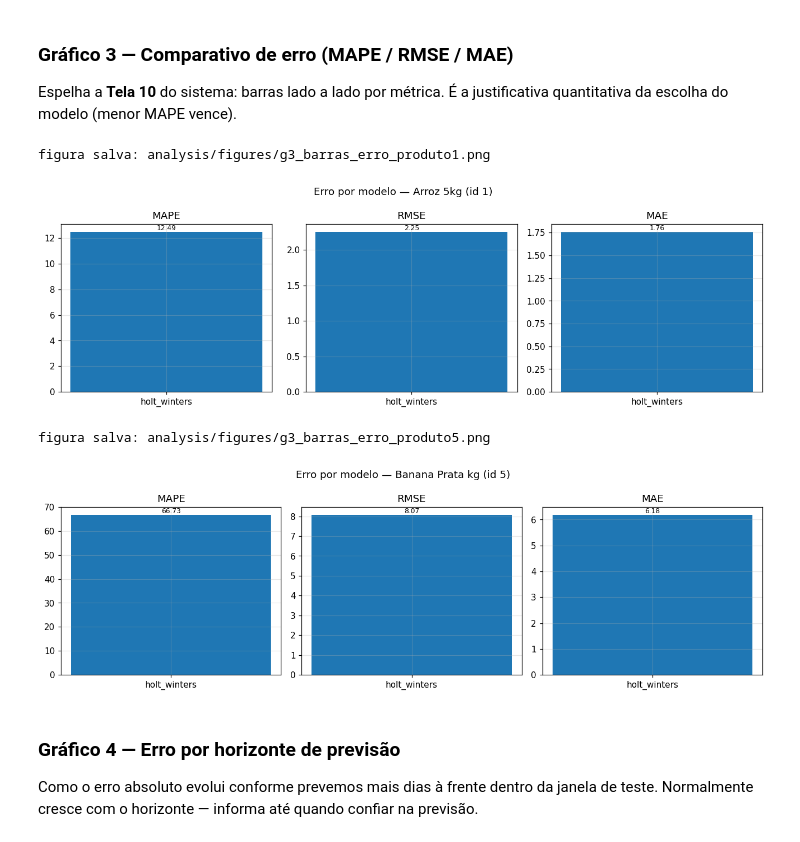
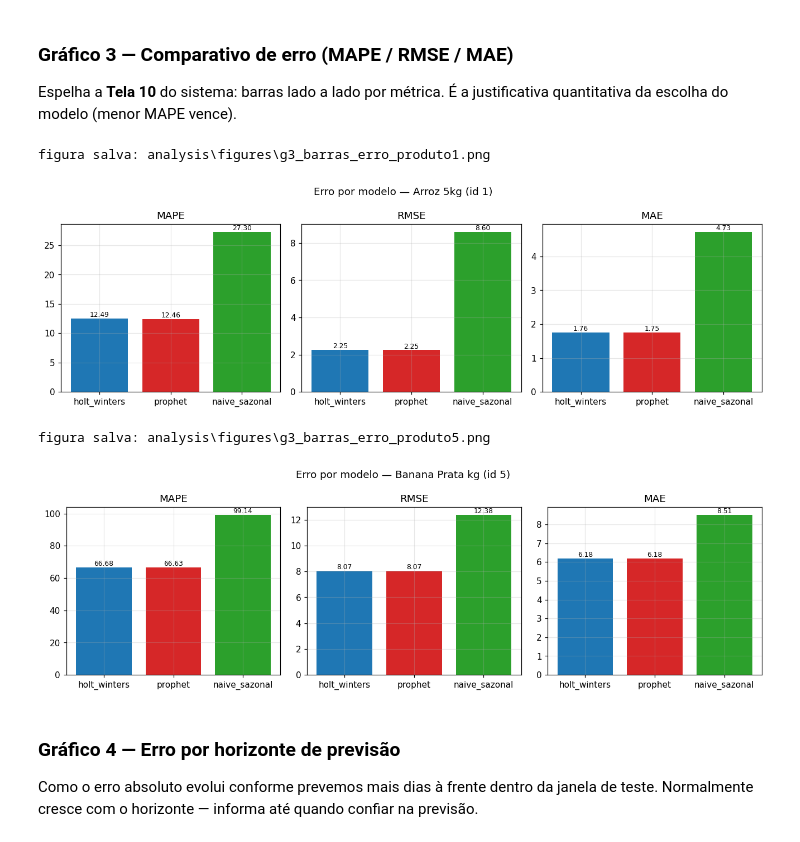
Before and after one commit to tcc-stocksense/code, a Jupyter notebook: ml-service/analysis/analise_modelos.ipynb, the cells around one changed output. Saved outputs shown, nothing was run; the diff lists cells and outputs as text; code cells hidden in the pictures.

```diff
--- a/ml-service/analysis/analise_modelos.ipynb
+++ b/ml-service/analysis/analise_modelos.ipynb
@@ -166,6 +165,8 @@ def avaliar_todos(pid):
     res = {"holt_winters": au.avaliar_holt_winters(series[pid])}
     if PROPHET_OK:
         res["prophet"] = au.avaliar_prophet(series[pid])
+    # Regua de comparacao: nao disputa o vencedor, so mostra o piso.
+    res["naive_sazonal"] = au.avaliar_naive_sazonal(series[pid])
     return res
 
 resultados = {pid: avaliar_todos(pid) for pid in (ID_ESTAVEL, ID_VOLATIL)}
@@ -193,7 +198,8 @@ def plot_previsto_real(pid):
     fig, ax = plt.subplots()
     ax.plot(treino.index[-40:], treino.values[-40:], color="0.6", lw=0.9, label="treino (fim)")
     ax.plot(valid.index, valid.values, color="black", lw=1.6, label="real (teste)")
-    cores = {"holt_winters": "tab:blue", "prophet": "tab:red"}
+    cores = {"holt_winters": "tab:blue", "prophet": "tab:red",
+         "naive_sazonal": "tab:green"}
     for modelo, r in res.items():
         m = r["metricas"]
         ax.plot(r["previsto"].index, r["previsto"].values, "--", color=cores[modelo],
@@ -219,28 +225,29 @@ Espelha a **Tela 10** do sistema: barras lado a lado por métrica. É a justific
 # %%
 def plot_barras_erro(pid):
     res = resultados[pid]
     modelos = list(res.keys())
     metric_names = ["mape", "rmse", "mae"]
     fig, axes = plt.subplots(1, 3, figsize=(12, 3.8))
     for ax, met in zip(axes, metric_names):
         valores = [getattr(res[mo]["metricas"], met) for mo in modelos]
-        cores = ["tab:blue", "tab:red"][:len(modelos)]
-        ax.bar(modelos, valores, color=cores)
+        cores = {"holt_winters": "tab:blue", "prophet": "tab:red",
+                 "naive_sazonal": "tab:green"}
+        ax.bar(modelos, valores, color=[cores[mo] for mo in modelos])
         ax.set_title(met.upper())
         for i, v in enumerate(valores):
             ax.text(i, v, f"{v:.2f}", ha="center", va="bottom", fontsize=8)
     fig.suptitle(f"Erro por modelo — {nomes[pid]} (id {pid})")
     fig.tight_layout()
     salvar(fig, f"g3_barras_erro_produto{pid}.png")
     plt.show()
 
 for pid in resultados:
     plot_barras_erro(pid)
 # %% [output]
-figura salva: analysis/figures/g3_barras_erro_produto1.png
+figura salva: analysis\figures\g3_barras_erro_produto1.png
-[figure, old version]
+[figure, new version]
-figura salva: analysis/figures/g3_barras_erro_produto5.png
+figura salva: analysis\figures\g3_barras_erro_produto5.png
-[figure, old version]
+[figure, new version]
 # %% [markdown]
 ### Gráfico 4 — Erro por horizonte de previsão
 
```
Also changed, not shown: parts of 12 cells of this notebook, 13 other files.
